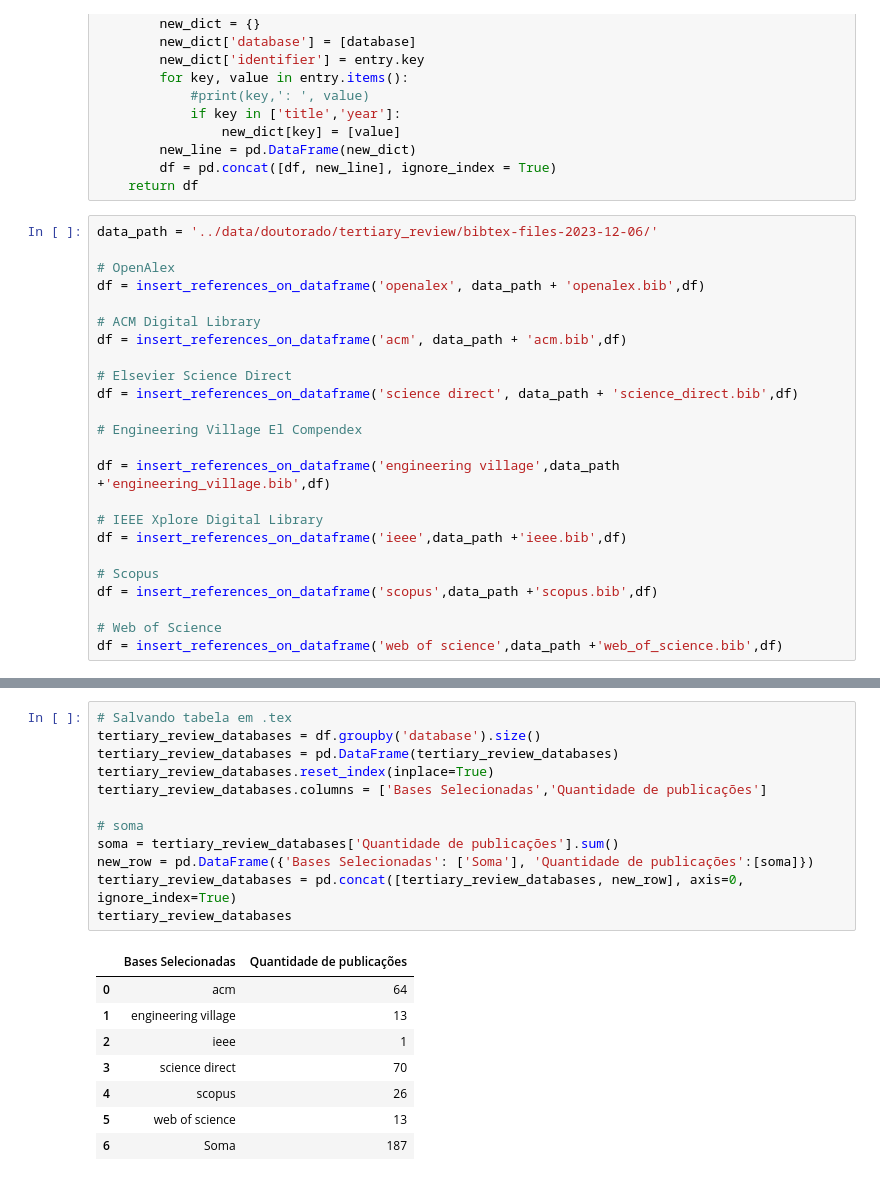
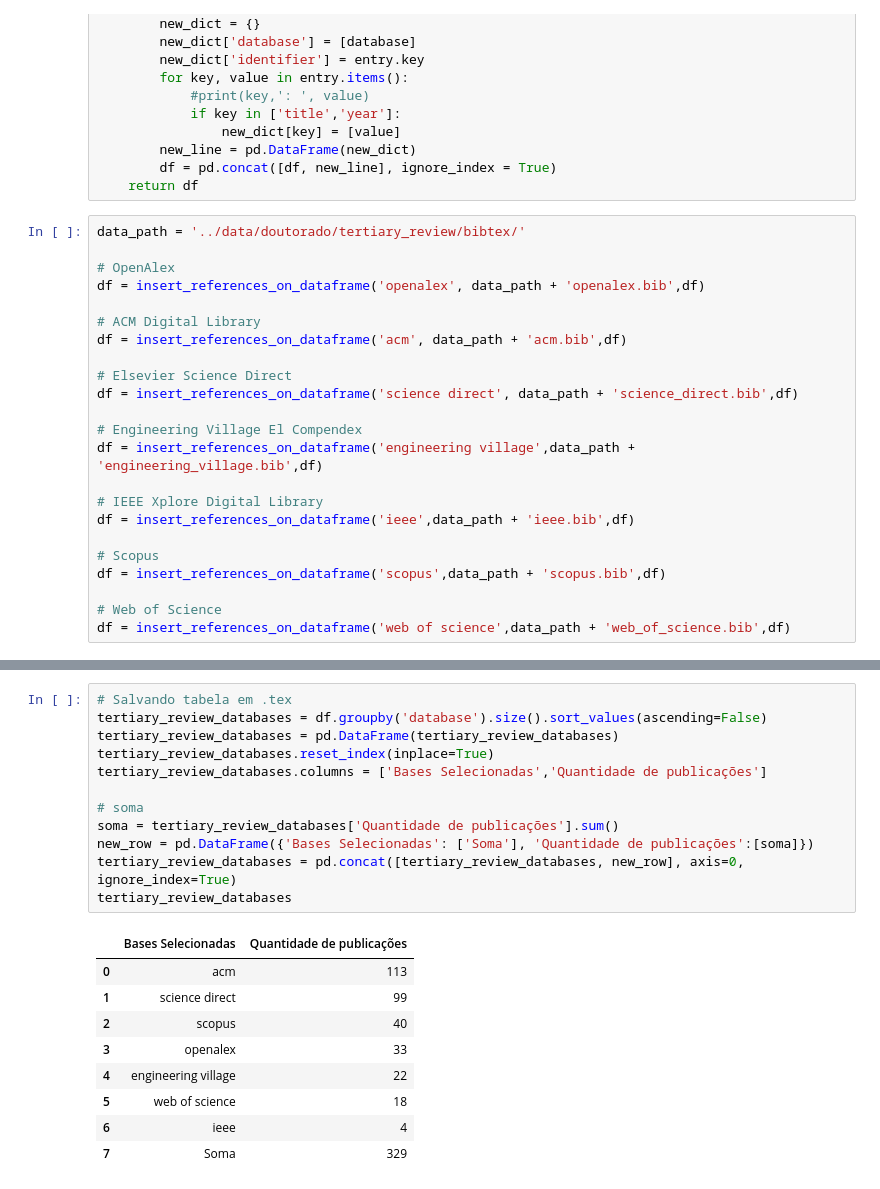
Before and after one commit to thiagogomesverissimo/notebooks, a Jupyter notebook: doutorado/tertiary_review.ipynb, the cells around one changed output, grey strips where cells are left out. Drawn from its saved outputs; the diff is of its cells as text.

```diff
--- a/doutorado/tertiary_review.ipynb
+++ b/doutorado/tertiary_review.ipynb
@@ -87,7 +94,7 @@ def insert_references_on_dataframe(database,filepath,df):
         df = pd.concat([df, new_line], ignore_index = True)
     return df
 # %%
-data_path = '../data/doutorado/tertiary_review/bibtex-files-2023-12-06/'
+data_path = '../data/doutorado/tertiary_review/bibtex/'
 
 # OpenAlex
 df = insert_references_on_dataframe('openalex', data_path + 'openalex.bib',df)
@@ -99,14 +106,13 @@ df = insert_references_on_dataframe('acm', data_path + 'acm.bib',df)
 df = insert_references_on_dataframe('science direct', data_path + 'science_direct.bib',df)
 
 # Engineering Village El Compendex
-
-df = insert_references_on_dataframe('engineering village',data_path +'engineering_village.bib',df)
+df = insert_references_on_dataframe('engineering village',data_path + 'engineering_village.bib',df)
 
 # IEEE Xplore Digital Library
-df = insert_references_on_dataframe('ieee',data_path +'ieee.bib',df)
+df = insert_references_on_dataframe('ieee',data_path + 'ieee.bib',df)
 
 # Scopus
-df = insert_references_on_dataframe('scopus',data_path +'scopus.bib',df)
+df = insert_references_on_dataframe('scopus',data_path + 'scopus.bib',df)
 
 # Web of Science
-df = insert_references_on_dataframe('web of science',data_path +'web_of_science.bib',df)
+df = insert_references_on_dataframe('web of science',data_path + 'web_of_science.bib',df)
@@ -137,24 +141,25 @@ plt.savefig('../outputs/tertiary_review_yearly_barplot_en.pdf')
 # %%
 # Salvando tabela em .tex
-tertiary_review_databases = df.groupby('database').size()
+tertiary_review_databases = df.groupby('database').size().sort_values(ascending=False)
 tertiary_review_databases = pd.DataFrame(tertiary_review_databases)
 tertiary_review_databases.reset_index(inplace=True)
 tertiary_review_databases.columns = ['Bases Selecionadas','Quantidade de publicações']
 
 # soma
 soma = tertiary_review_databases['Quantidade de publicações'].sum()
 new_row = pd.DataFrame({'Bases Selecionadas': ['Soma'], 'Quantidade de publicações':[soma]})
 tertiary_review_databases = pd.concat([tertiary_review_databases, new_row], axis=0, ignore_index=True)
 tertiary_review_databases
 # %% [output]
 |  | Bases Selecionadas | Quantidade de publicações |
-| 0 | acm | 64 |
-| 1 | engineering village | 13 |
-| 2 | ieee | 1 |
-| 3 | science direct | 70 |
-| 4 | scopus | 26 |
-| 5 | web of science | 13 |
-| 6 | Soma | 187 |
+| 0 | acm | 113 |
+| 1 | science direct | 99 |
+| 2 | scopus | 40 |
+| 3 | openalex | 33 |
+| 4 | engineering village | 22 |
+| 5 | web of science | 18 |
+| 6 | ieee | 4 |
+| 7 | Soma | 329 |
 # %%
 # Salvando tabela em .tex
 latex_code = pd.DataFrame(tertiary_review_databases).style.hide().to_latex(
```
Also changed, not shown: parts of 12 cells of this notebook, 10 other files.
